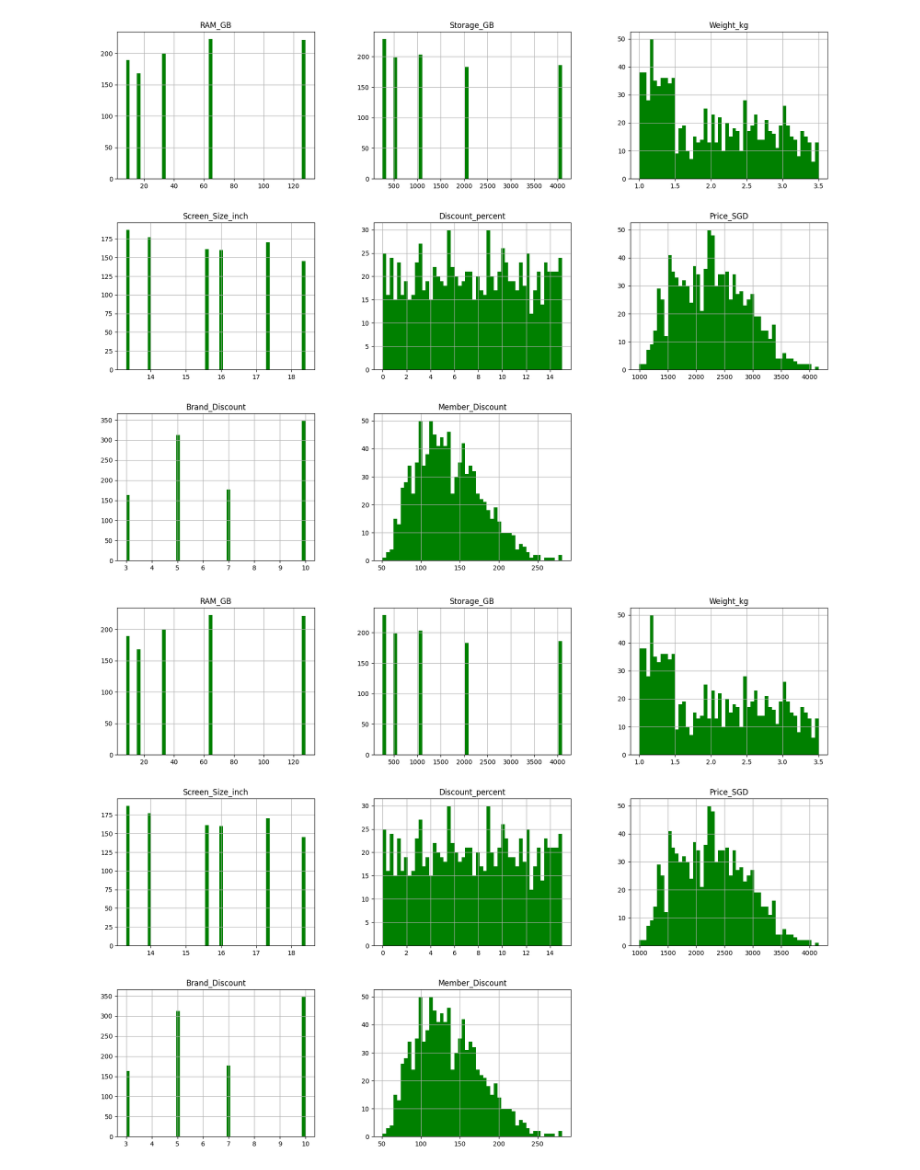
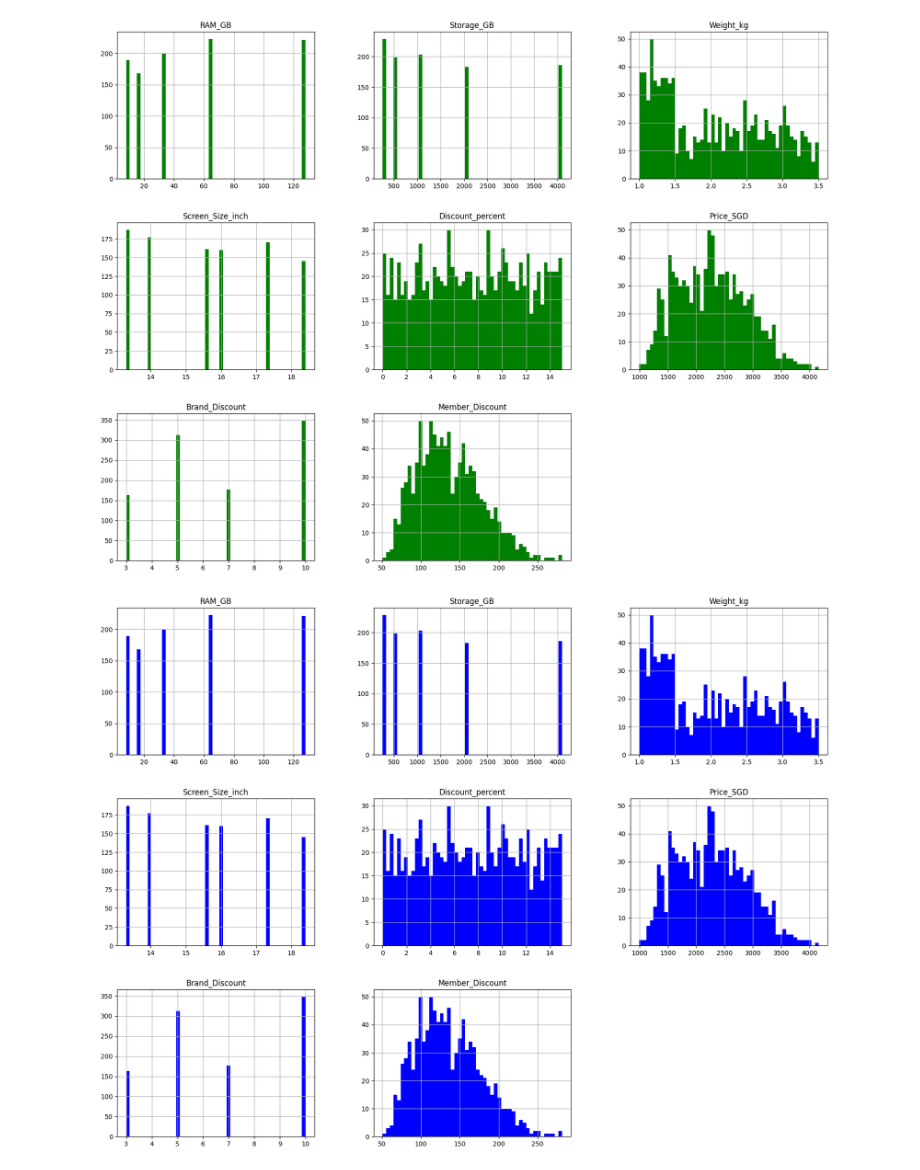
Before and after one commit to theezen/ADALL_github, a Jupyter notebook: Wk2_session1.ipynb, the cells around one changed output. Drawn from its saved outputs; the diff is of its cells as text; code cells hidden in the pictures.

Commit message:
create another blue chart

```diff
--- a/Wk2_session1.ipynb
+++ b/Wk2_session1.ipynb
@@ -42,7 +42,7 @@ plt.show()
 [figure]
 # %%
 #produce histogram for every numerical column in the data with differet colour pie chart and other charts
-df.hist(bins=50, figsize=(20,15), color='green')
+df.hist(bins=50, figsize=(20,15), color='blue')
 plt.show()
 # %% [output]
-[figure, old version]
+[figure, new version]
```
